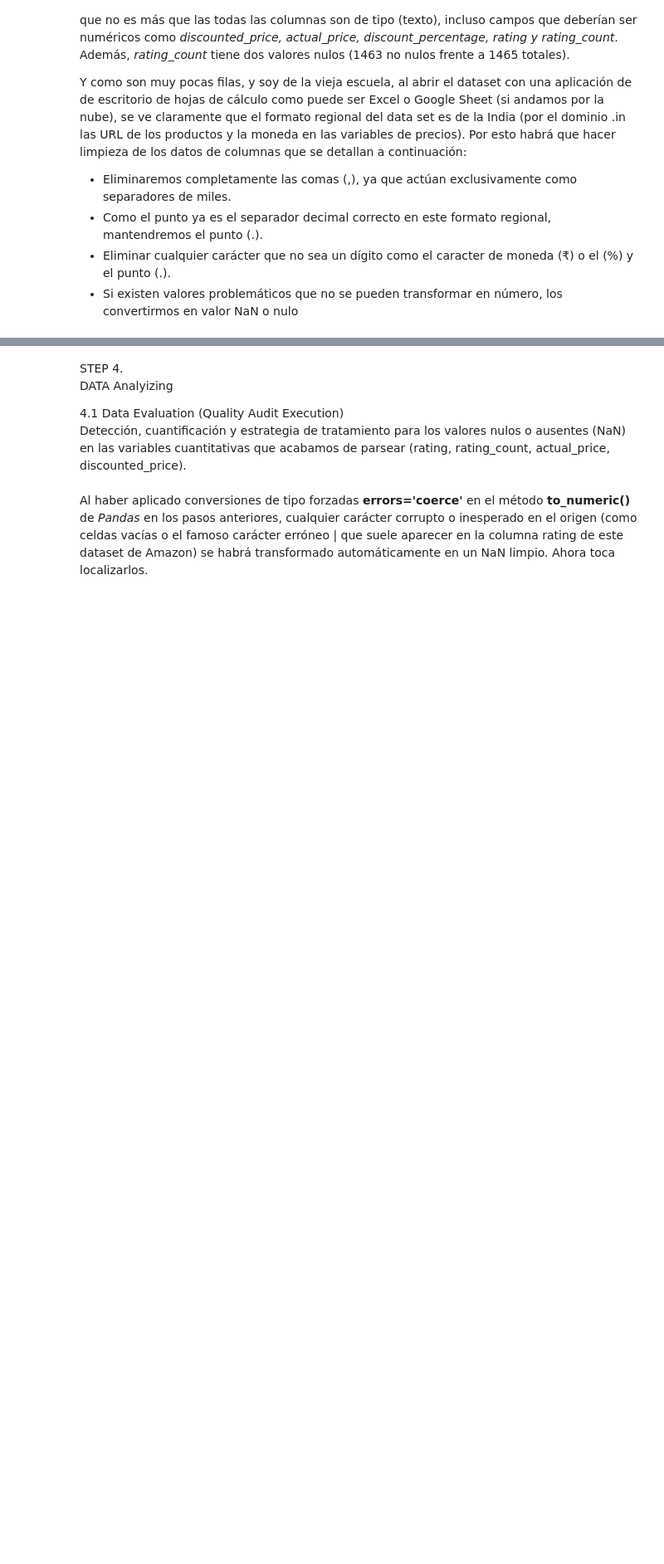
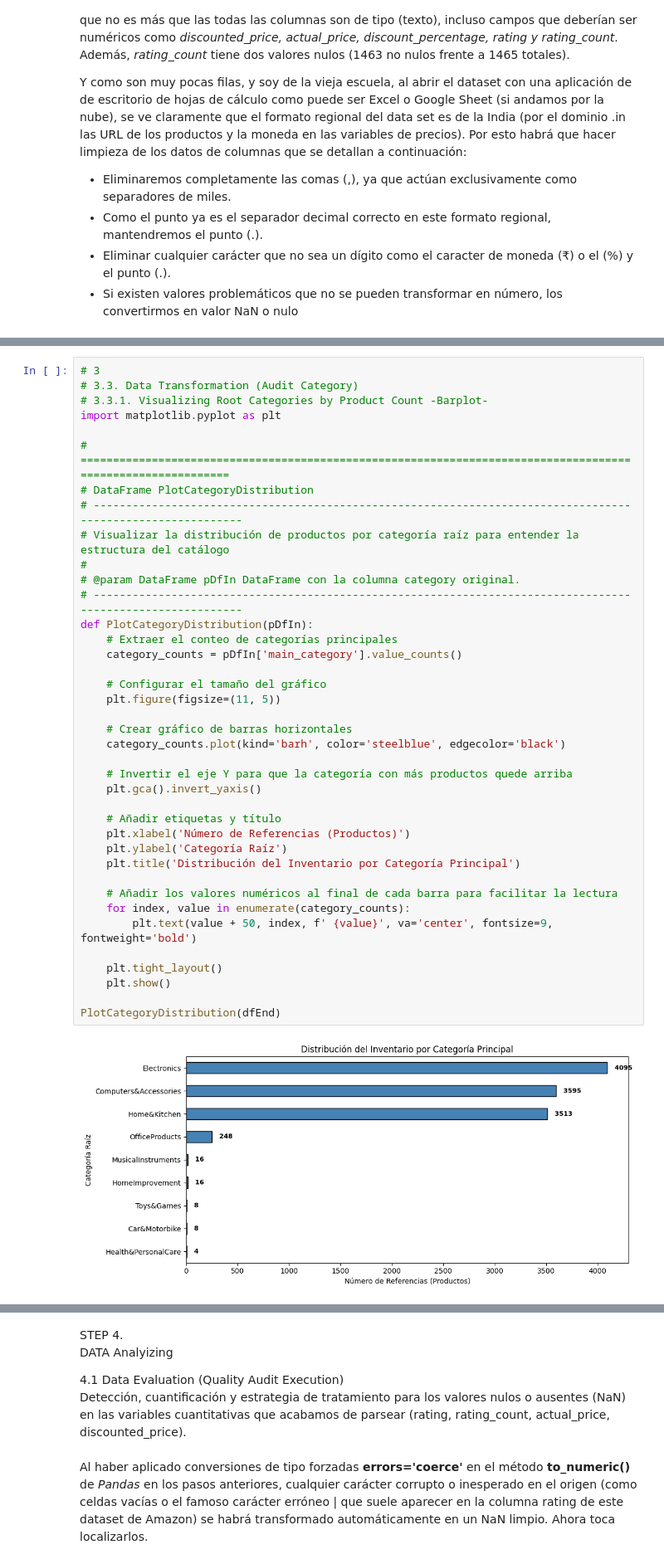
Before and after one commit to dcueli-com/applied_bigdata, a Jupyter notebook: src/activities/lesson_05/notebooks/ra5-kdd-amazon-sales.ipynb, the cells around one changed output, grey strips where cells are left out. Shown at 83% size. Cells and saved outputs as stored; diff of their text form; blank space fills up the shorter version.

```diff
--- a/src/activities/lesson_05/notebooks/ra5-kdd-amazon-sales.ipynb
+++ b/src/activities/lesson_05/notebooks/ra5-kdd-amazon-sales.ipynb
@@ -395,2 +399,43 @@ OfficeProducts            248
 + ======================================================================================================================================
 +
+# %%
+# 3
+# 3.3. Data Transformation (Audit Category)
+# 3.3.1. Visualizing Root Categories by Product Count -Barplot-
+import matplotlib.pyplot as plt
+
+# ============================================================================================================
+# DataFrame PlotCategoryDistribution
+# ------------------------------------------------------------------------------------------------------------
+# Visualizar la distribución de productos por categoría raíz para entender la estructura del catálogo
+#
+# @param DataFrame pDfIn DataFrame con la columna category original.
+# ------------------------------------------------------------------------------------------------------------
+def PlotCategoryDistribution(pDfIn):
+    # Extraer el conteo de categorías principales
+    category_counts = pDfIn['main_category'].value_counts()
+
+    # Configurar el tamaño del gráfico
+    plt.figure(figsize=(11, 5))
+
+    # Crear gráfico de barras horizontales
+    category_counts.plot(kind='barh', color='steelblue', edgecolor='black')
+
+    # Invertir el eje Y para que la categoría con más productos quede arriba
+    plt.gca().invert_yaxis()
+
+    # Añadir etiquetas y título
+    plt.xlabel('Número de Referencias (Productos)')
+    plt.ylabel('Categoría Raíz')
+    plt.title('Distribución del Inventario por Categoría Principal')
+
+    # Añadir los valores numéricos al final de cada barra para facilitar la lectura
+    for index, value in enumerate(category_counts):
+        plt.text(value + 50, index, f' {value}', va='center', fontsize=9, fontweight='bold')
+
+    plt.tight_layout()
+    plt.show()
+
+PlotCategoryDistribution(dfEnd)
+# %% [output]
+[figure, added]
```
Also changed, not shown: parts of 25 cells of this notebook, 2 other files.
